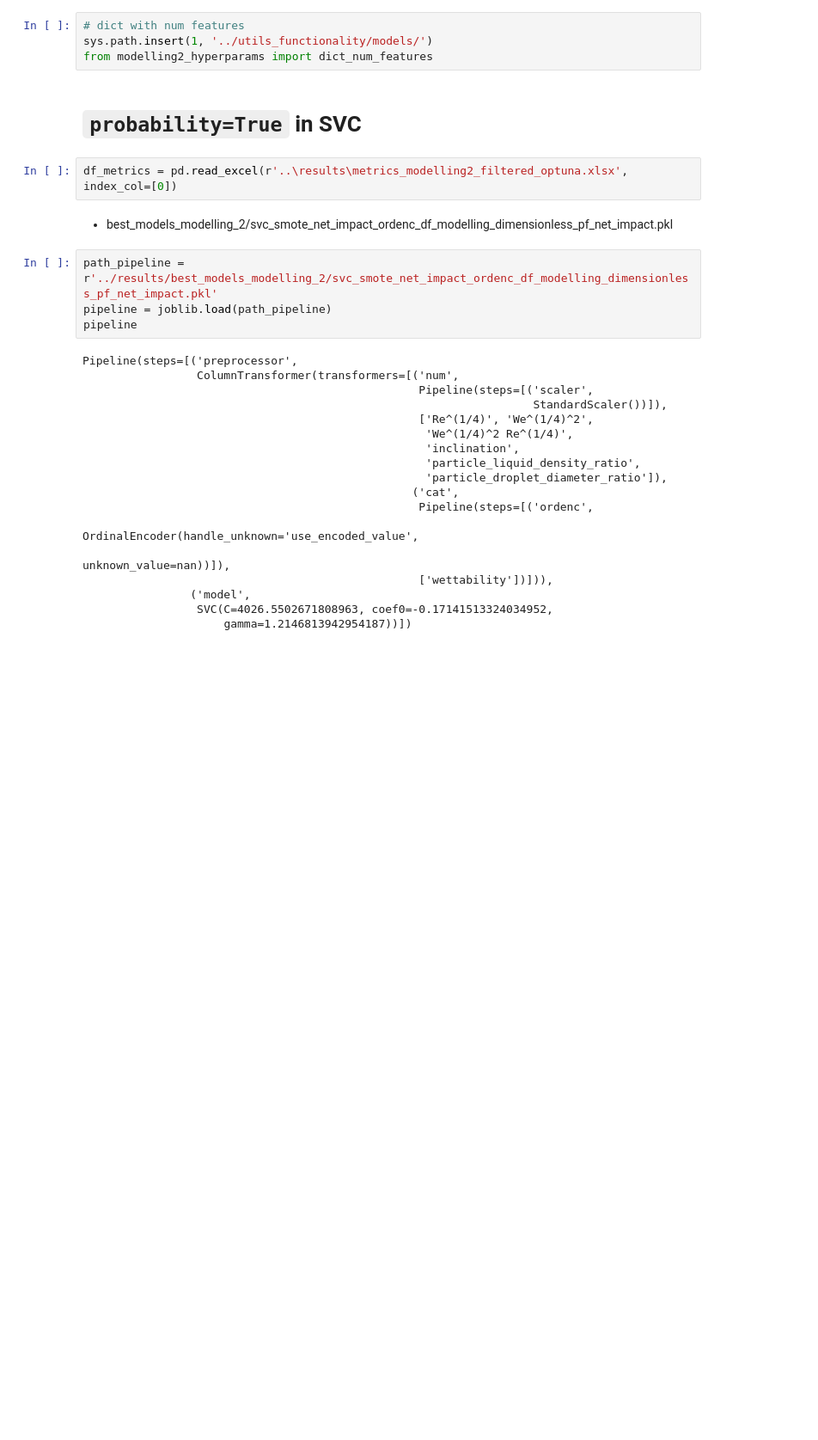
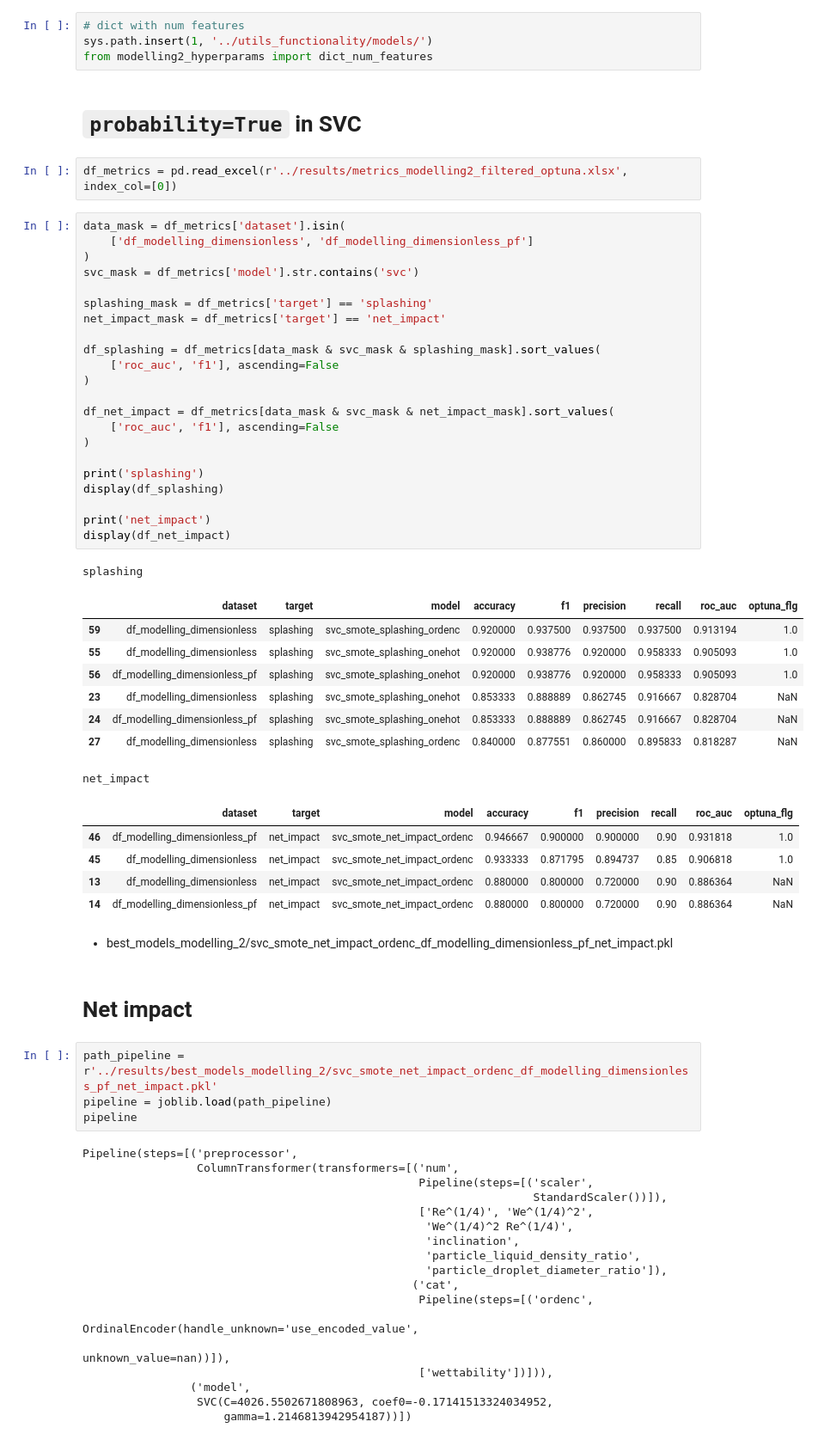
Before and after one commit to mvulf/drop-wall-impact-ml-prediction, a Jupyter notebook: notebooks/best_models_retrain.ipynb, the cells around one changed output. Shown at 86% size. Saved outputs shown, nothing was run; the diff lists cells and outputs as text; blank space fills up the shorter version.

```diff
--- a/notebooks/best_models_retrain.ipynb
+++ b/notebooks/best_models_retrain.ipynb
@@ -23,9 +24,48 @@ from modelling2_hyperparams import dict_num_features
 # %% [markdown]
 # `probability=True` in SVC
 # %%
-df_metrics = pd.read_excel(r'..\results\metrics_modelling2_filtered_optuna.xlsx', index_col=[0])
+df_metrics = pd.read_excel(r'../results/metrics_modelling2_filtered_optuna.xlsx', index_col=[0])
+# %%
+data_mask = df_metrics['dataset'].isin(
+    ['df_modelling_dimensionless', 'df_modelling_dimensionless_pf']
+)
+svc_mask = df_metrics['model'].str.contains('svc')
+
+splashing_mask = df_metrics['target'] == 'splashing'
+net_impact_mask = df_metrics['target'] == 'net_impact'
+
+df_splashing = df_metrics[data_mask & svc_mask & splashing_mask].sort_values(
+    ['roc_auc', 'f1'], ascending=False
+)
+
+df_net_impact = df_metrics[data_mask & svc_mask & net_impact_mask].sort_values(
+    ['roc_auc', 'f1'], ascending=False
+)
+
+print('splashing')
+display(df_splashing)
+
+print('net_impact')
+display(df_net_impact)
+# %% [output]
+splashing
+|  | dataset | target | model | accuracy | f1 | precision | recall | roc_auc | optuna_flg |
+| 59 | df_modelling_dimensionless | splashing | svc_smote_splashing_ordenc | 0.920000 | 0.937500 | 0.937500 | 0.937500 | 0.913194 | 1.0 |
+| 55 | df_modelling_dimensionless | splashing | svc_smote_splashing_onehot | 0.920000 | 0.938776 | 0.920000 | 0.958333 | 0.905093 | 1.0 |
+| 56 | df_modelling_dimensionless_pf | splashing | svc_smote_splashing_onehot | 0.920000 | 0.938776 | 0.920000 | 0.958333 | 0.905093 | 1.0 |
+| 23 | df_modelling_dimensionless | splashing | svc_smote_splashing_onehot | 0.853333 | 0.888889 | 0.862745 | 0.916667 | 0.828704 | NaN |
+| 24 | df_modelling_dimensionless_pf | splashing | svc_smote_splashing_onehot | 0.853333 | 0.888889 | 0.862745 | 0.916667 | 0.828704 | NaN |
+| 27 | df_modelling_dimensionless | splashing | svc_smote_splashing_ordenc | 0.840000 | 0.877551 | 0.860000 | 0.895833 | 0.818287 | NaN |
+net_impact
+|  | dataset | target | model | accuracy | f1 | precision | recall | roc_auc | optuna_flg |
+| 46 | df_modelling_dimensionless_pf | net_impact | svc_smote_net_impact_ordenc | 0.946667 | 0.900000 | 0.900000 | 0.90 | 0.931818 | 1.0 |
+| 45 | df_modelling_dimensionless | net_impact | svc_smote_net_impact_ordenc | 0.933333 | 0.871795 | 0.894737 | 0.85 | 0.906818 | 1.0 |
+| 13 | df_modelling_dimensionless | net_impact | svc_smote_net_impact_ordenc | 0.880000 | 0.800000 | 0.720000 | 0.90 | 0.886364 | NaN |
+| 14 | df_modelling_dimensionless_pf | net_impact | svc_smote_net_impact_ordenc | 0.880000 | 0.800000 | 0.720000 | 0.90 | 0.886364 | NaN |
 # %% [markdown]
 - best_models_modelling_2/svc_smote_net_impact_ordenc_df_modelling_dimensionless_pf_net_impact.pkl
+# %% [markdown]
+# Net impact
 # %%
 path_pipeline = r'../results/best_models_modelling_2/svc_smote_net_impact_ordenc_df_modelling_dimensionless_pf_net_impact.pkl'
 pipeline = joblib.load(path_pipeline)
```
Also changed, not shown: parts of 18 cells of this notebook, 8 other files.
